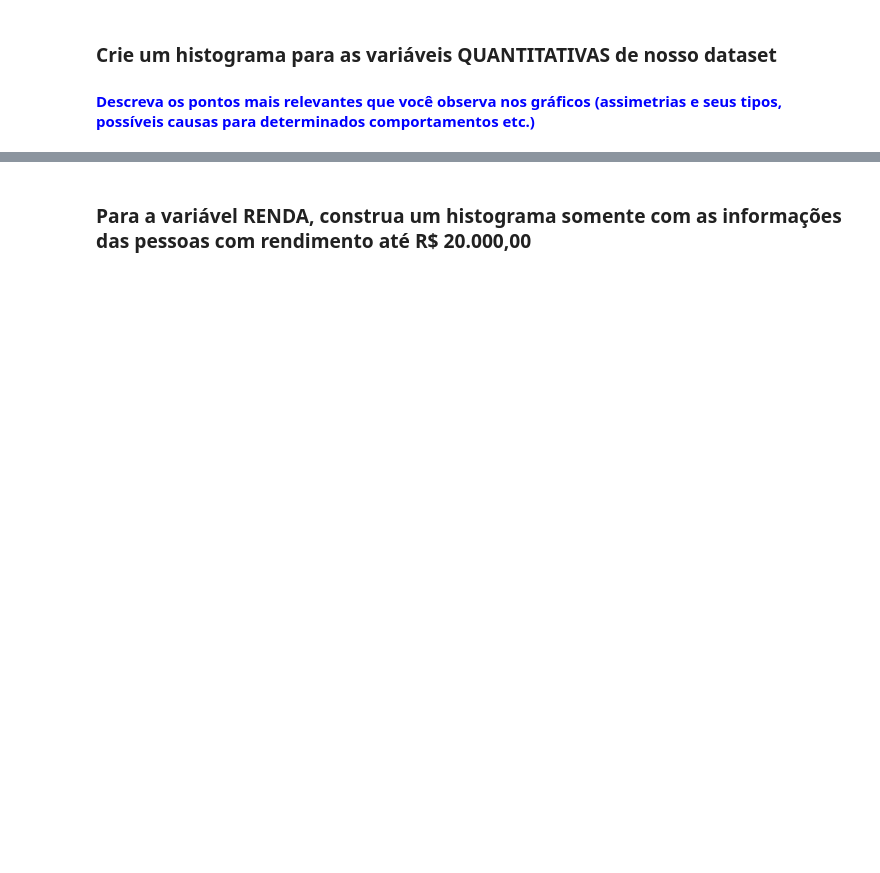
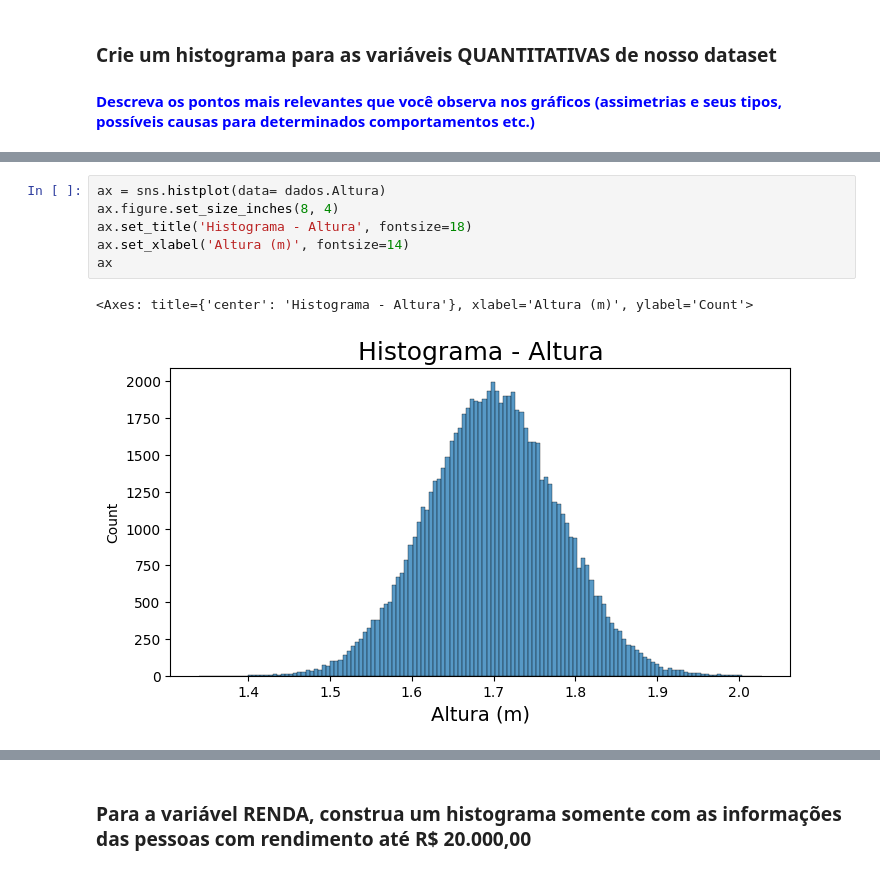
Before and after one commit to DiogoWorkGit/Python_Notebooks, a Jupyter notebook: Notebooks/EXERCICIOS - ANALISE DESCRITIVA 1.ipynb, the cells around one changed output, grey strips where cells are left out. Cells and saved outputs as stored; diff of their text form; blank space fills up the shorter version.

```diff
--- a/Notebooks/EXERCICIOS - ANALISE DESCRITIVA 1.ipynb
+++ b/Notebooks/EXERCICIOS - ANALISE DESCRITIVA 1.ipynb
@@ -196,0 +284,9 @@ Escreva suas conclusões aqui...
+# %%
+ax = sns.histplot(data= dados.Altura)
+ax.figure.set_size_inches(8, 4)
+ax.set_title('Histograma - Altura', fontsize=18)
+ax.set_xlabel('Altura (m)', fontsize=14)
+ax
+# %% [output]
+<Axes: title={'center': 'Histograma - Altura'}, xlabel='Altura (m)', ylabel='Count'>
+[figure, added]
```
Also changed, not shown: parts of 22 cells of this notebook.
